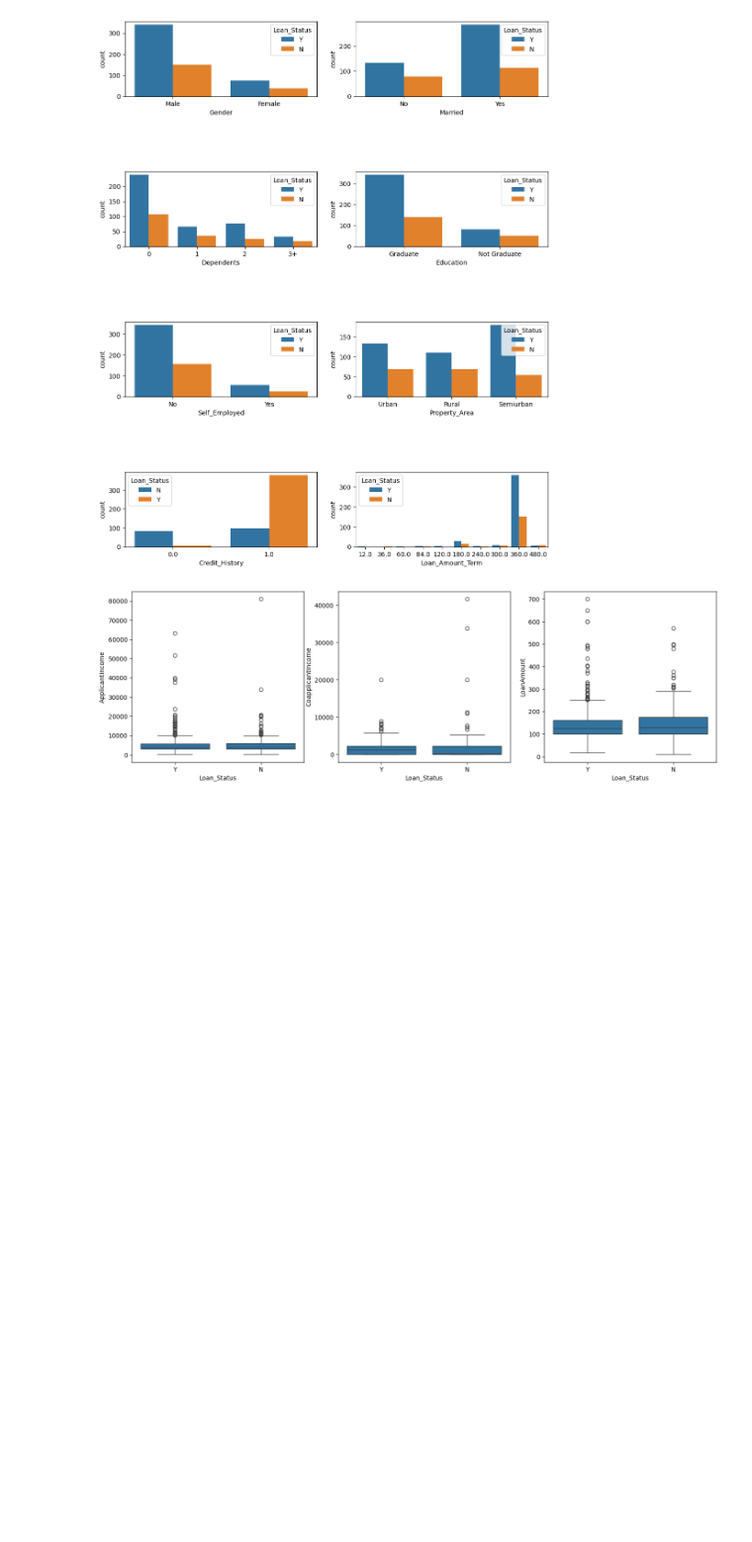
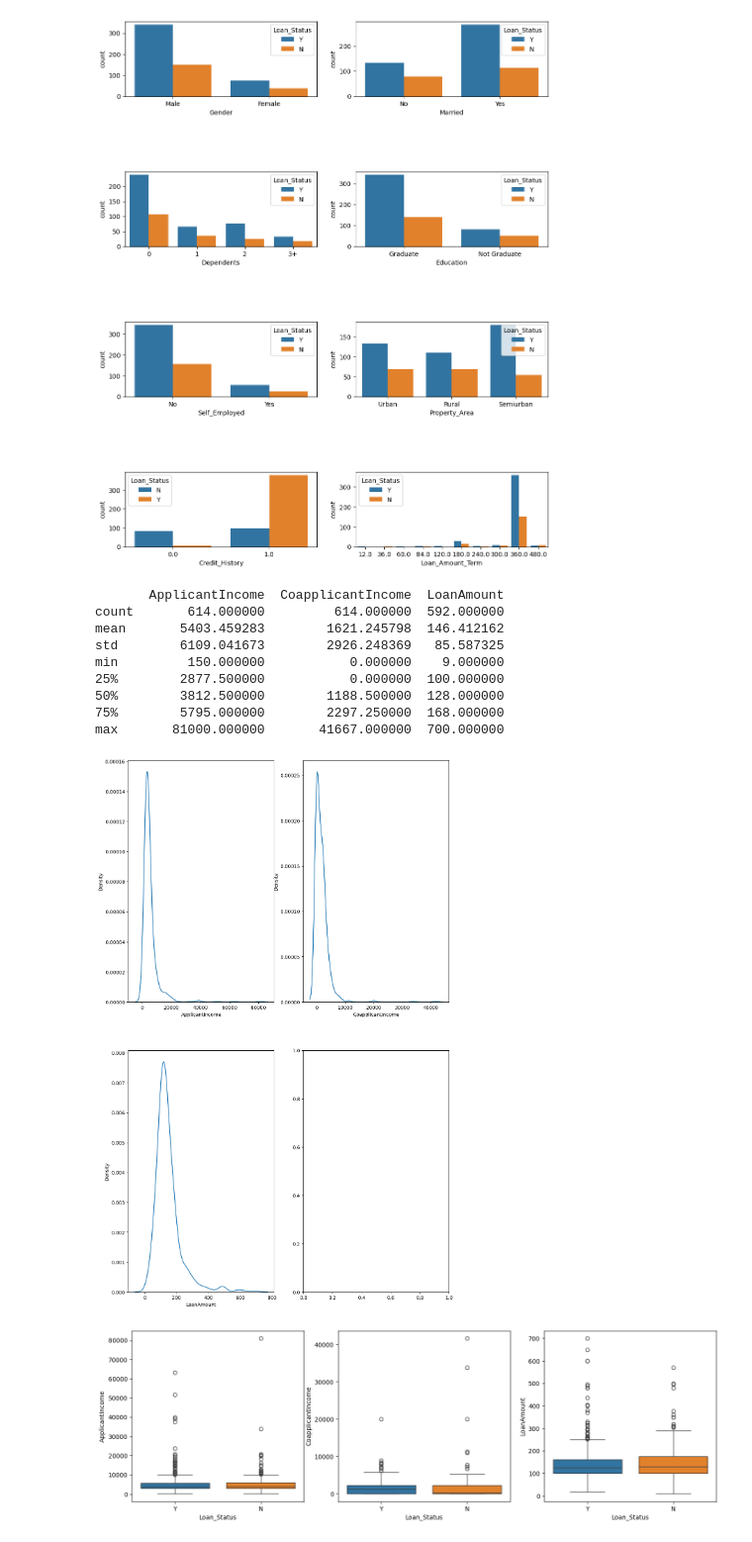
Before and after one commit to Rlenmeyer/LoanPrediction, a Jupyter notebook: LoanPrediction.ipynb, the cells around one changed output. Shown: that part at 99% size. Cells and saved outputs as stored; diff of their text form; code cells hidden in the pictures; blank space fills up the shorter version.

```diff
--- a/LoanPrediction.ipynb
+++ b/LoanPrediction.ipynb
@@ -87,11 +117,26 @@ plt.subplots_adjust(hspace=1)
 [figure]
 # %%
 # describe numerical variables
-train[numerical].describe()
+print(train[numerical].describe())
+# plot distribution of numerical variables
+fig,axes = plt.subplots(2,2,figsize=(12,20))
+for idx,cat_col in enumerate(numerical):
+    row,col = idx//2,idx%2
+    sns.kdeplot(data=train.loc[train[cat_col].notnull(),cat_col],ax=axes[row,col])
 # boxplot for numerical variables by Loan_Status change color by Loan_Status
 fig,axes = plt.subplots(1,3,figsize=(17,5))
 for idx,cat_col in enumerate(numerical):
-    sns.boxplot(y=cat_col,data=train,x='Loan_Status',ax=axes[idx])
+    sns.boxplot(y=cat_col,data=train,x='Loan_Status',ax=axes[idx],hue='Loan_Status')
 plt.subplots_adjust(hspace=1)
 # %% [output]
+       ApplicantIncome  CoapplicantIncome  LoanAmount
+count       614.000000         614.000000  592.000000
+mean       5403.459283        1621.245798  146.412162
+std        6109.041673        2926.248369   85.587325
+min         150.000000           0.000000    9.000000
+25%        2877.500000           0.000000  100.000000
+50%        3812.500000        1188.500000  128.000000
+75%        5795.000000        2297.250000  168.000000
+max       81000.000000       41667.000000  700.000000
-[figure, old version]
+[figure, new version]
+[figure, added]
```
Also changed, not shown: parts of 13 cells of this notebook.
